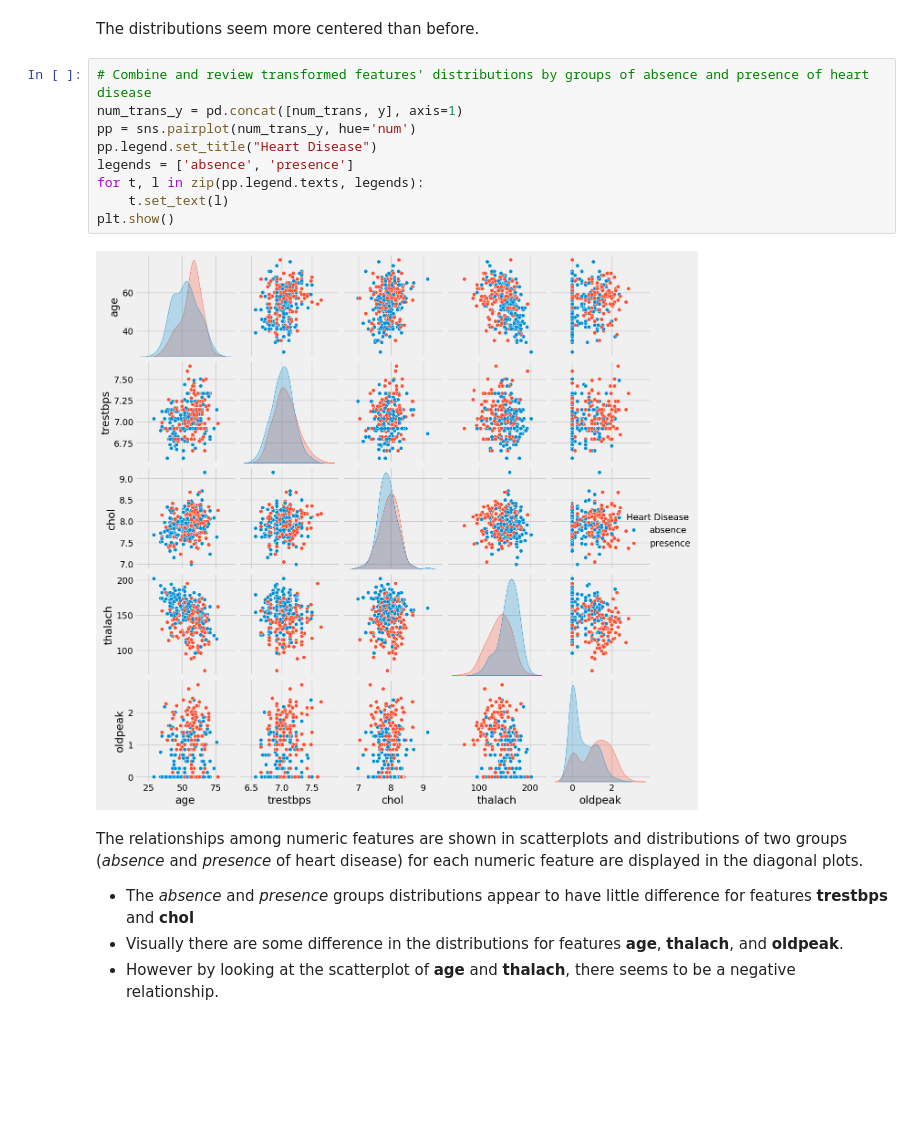
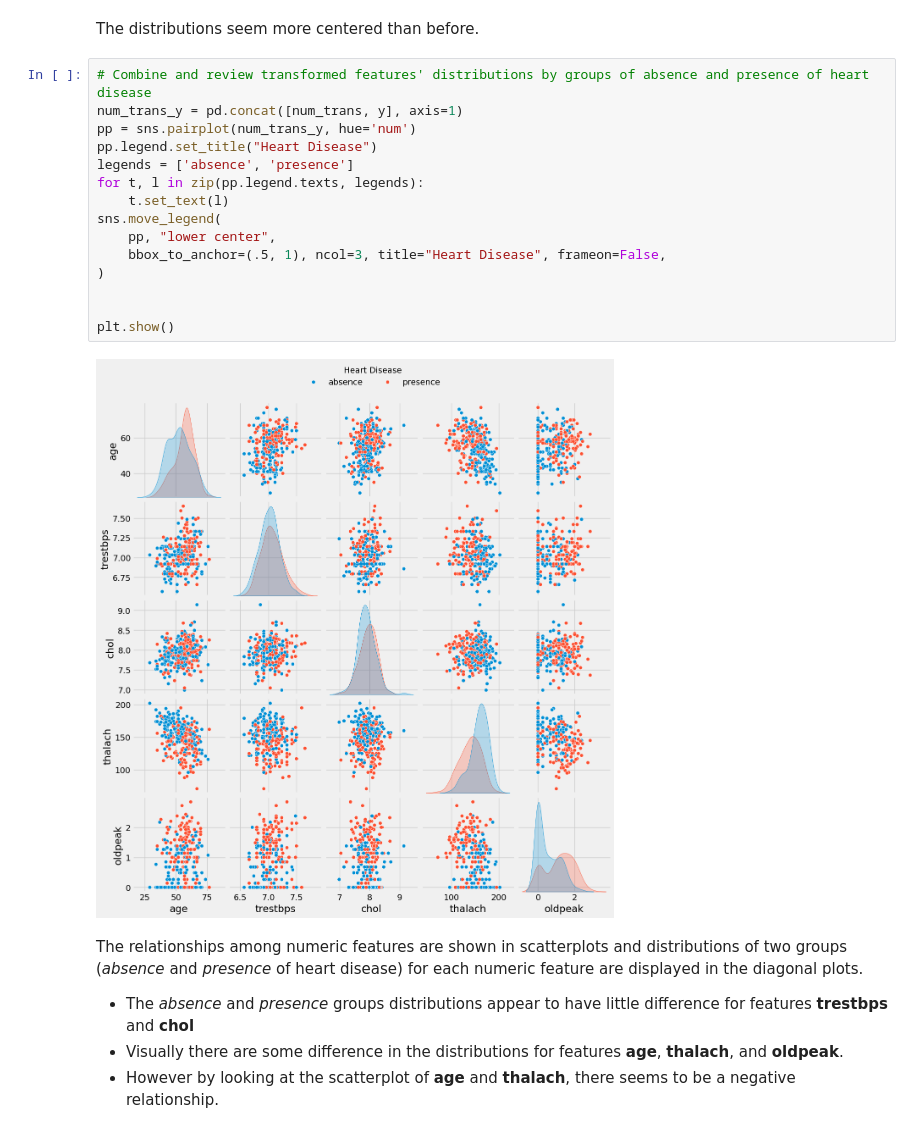
Before and after one commit to moscmh/heartdisease_by_logisticregression, a Jupyter notebook: heart.ipynb, the cells around one changed output. Saved outputs shown, nothing was run; the diff lists cells and outputs as text; blank space fills up the shorter version.

Commit message:
Updated legend configuration.
Signed-off-by: Man Ho Cheung <mos.cheung.mh@gmail.com>

```diff
--- a/heart.ipynb
+++ b/heart.ipynb
@@ -296,14 +309,20 @@ The distributions seem more centered than before.
 # %%
 # Combine and review transformed features' distributions by groups of absence and presence of heart disease
 num_trans_y = pd.concat([num_trans, y], axis=1)
 pp = sns.pairplot(num_trans_y, hue='num')
 pp.legend.set_title("Heart Disease")
 legends = ['absence', 'presence']
 for t, l in zip(pp.legend.texts, legends):
     t.set_text(l)
+sns.move_legend(
+    pp, "lower center",
+    bbox_to_anchor=(.5, 1), ncol=3, title="Heart Disease", frameon=False,
+)
+
+
 plt.show()
 # %% [output]
-[figure, old version]
+[figure, new version]
 # %% [markdown]
 The relationships among numeric features are shown in scatterplots and distributions of two groups (*absence* and *presence* of heart disease) for each numeric feature are displayed in the diagonal plots.
 
```
Also changed, not shown: parts of 7 cells of this notebook.
